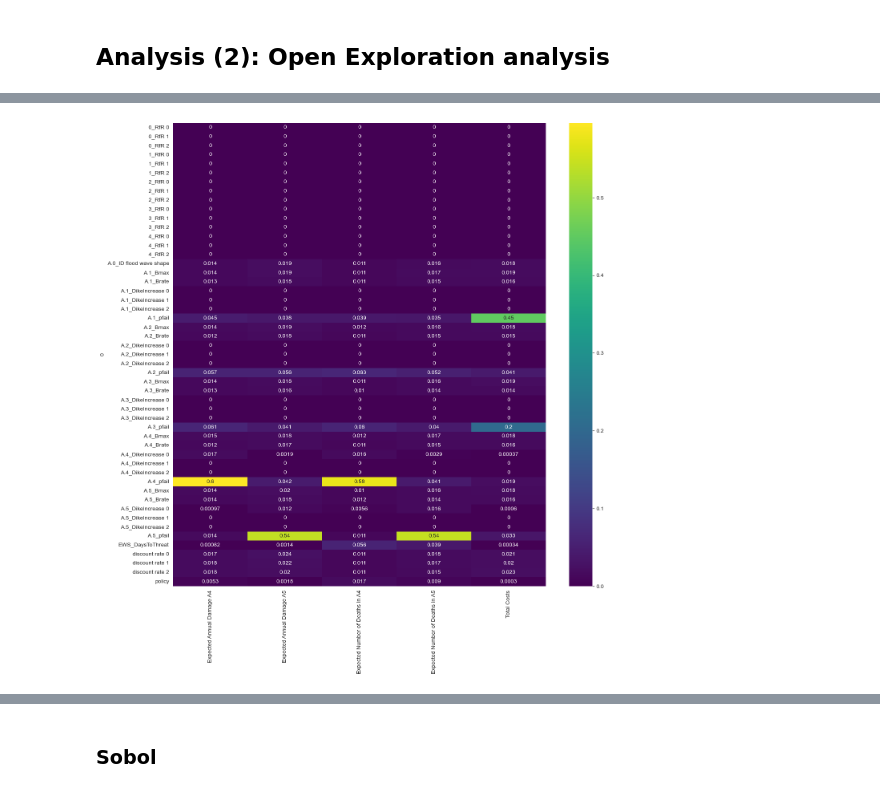
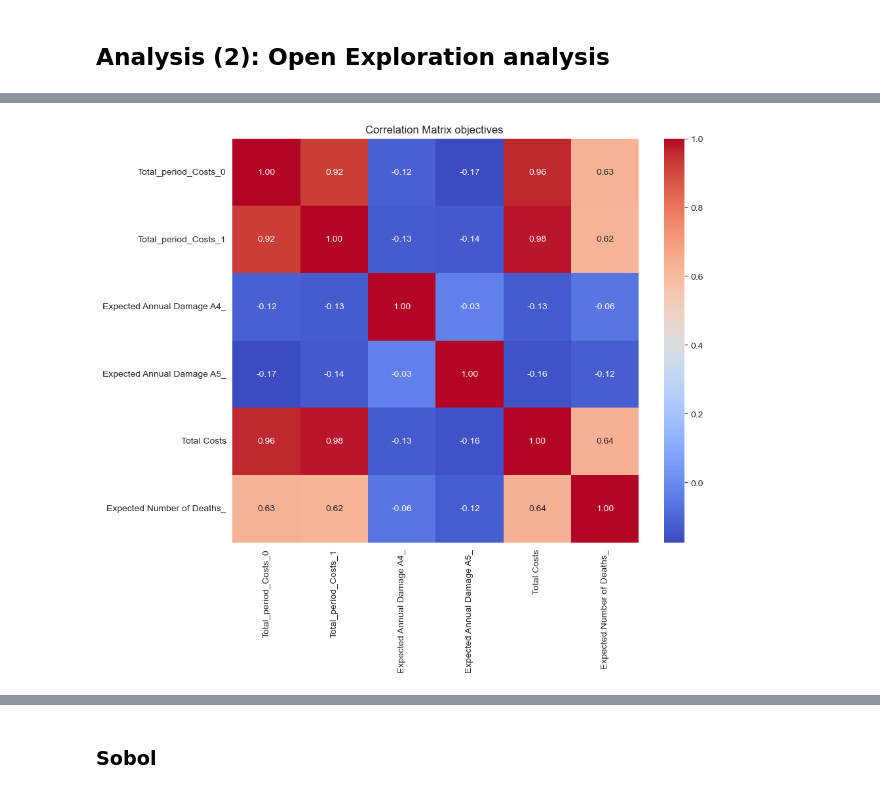
Before and after one commit to yhienz/epa141A_group3, a Jupyter notebook: final_ass_time_changed/Exploration_overijssel.ipynb, the cells around one changed output, grey strips where cells are left out. Cells and saved outputs as stored; diff of their text form; code cells hidden in the pictures.

```diff
--- a/final_ass_time_changed/Exploration_overijssel.ipynb
+++ b/final_ass_time_changed/Exploration_overijssel.ipynb
@@ -198,13 +166,0 @@ outcomes_pol_set
-# %%
-
-x = experiments_pol_set.iloc[:,:71]
-y = outcomes_pol_set
-
-fs = feature_scoring.get_feature_scores_all(x, y)
-
-fig, ax = plt.subplots(figsize=(15,15))         # Sample figsize in inches
-sns.heatmap(fs, cmap='viridis', annot=True)
-
-plt.show()
-# %% [output]
-[figure, removed]
@@ -210,0 +169,17 @@ plt.show()
+# %%
+data = {}
+for k,v in outcomes.items():
+    if len(v.shape)>1:
+        v=v[:,-1]
+    data[k] = v
+data = pd.DataFrame.from_dict(data)
+
+#calcualting correlations between the outcomes of interest
+correlations = data.corr()
+
+plt.figure(figsize=(10, 8))
+sns.heatmap(correlations, annot=True, cmap='coolwarm', fmt='.2f')
+plt.title('Correlation Matrix objectives ')
+plt.show()
+# %% [output]
+[figure, added]
```
Also changed, not shown: parts of 12 cells of this notebook, 10 other files.
